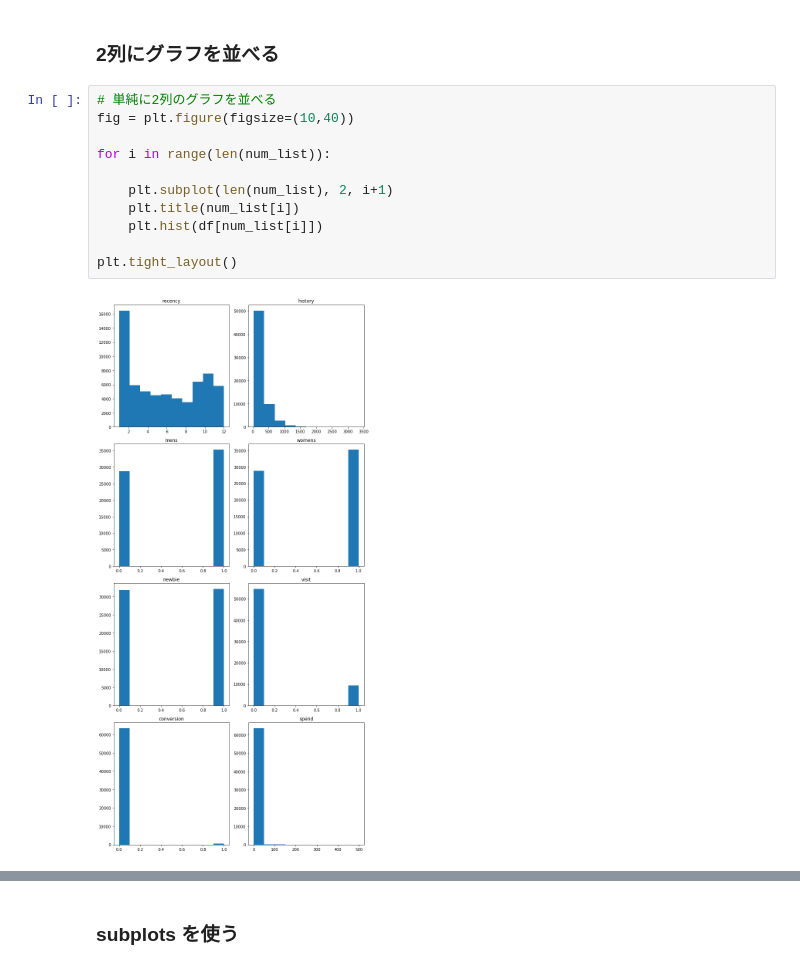
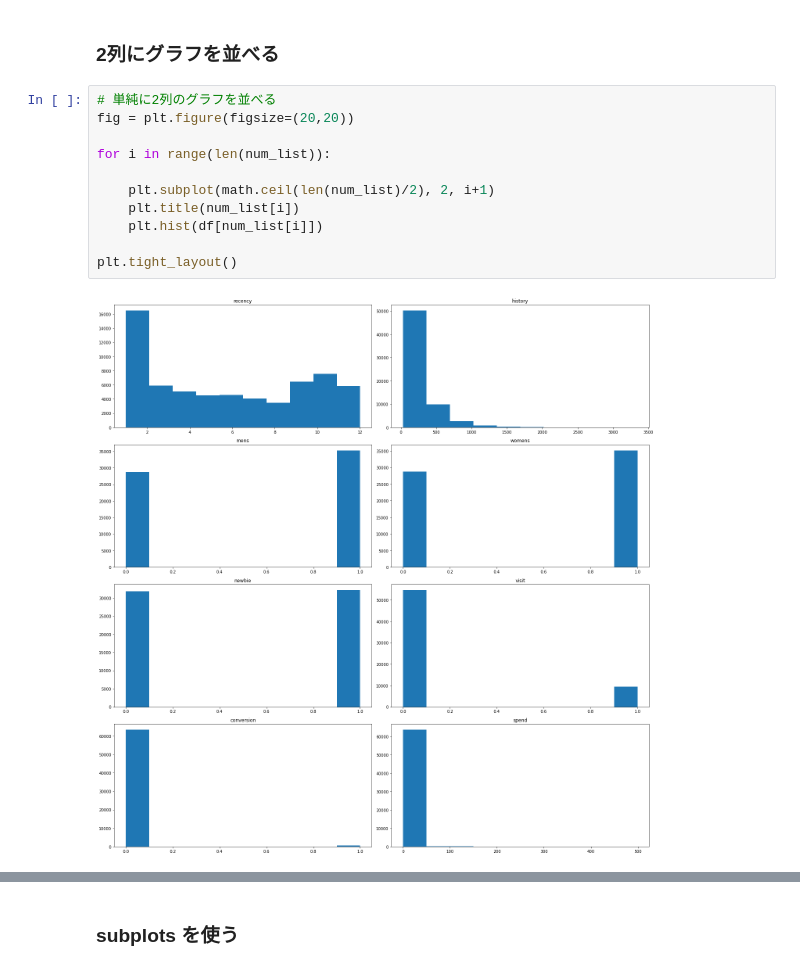
Before and after one commit to KJMAN678/subplot, a Jupyter notebook: subblots.ipynb, the cells around one changed output, grey strips where cells are left out. Saved outputs shown, nothing was run; the diff lists cells and outputs as text.

```diff
--- a/subblots.ipynb
+++ b/subblots.ipynb
@@ -93,14 +94,14 @@ plt.tight_layout()
 ### 2列にグラフを並べる
 # %%
 # 単純に2列のグラフを並べる
-fig = plt.figure(figsize=(10,40))
+fig = plt.figure(figsize=(20,20))
 
 for i in range(len(num_list)):
 
-    plt.subplot(len(num_list), 2, i+1)
+    plt.subplot(math.ceil(len(num_list)/2), 2, i+1)
     plt.title(num_list[i])
     plt.hist(df[num_list[i]])
 
 plt.tight_layout()
 # %% [output]
-[figure, old version]
+[figure, new version]
```
Also changed, not shown: parts of 5 cells of this notebook.
